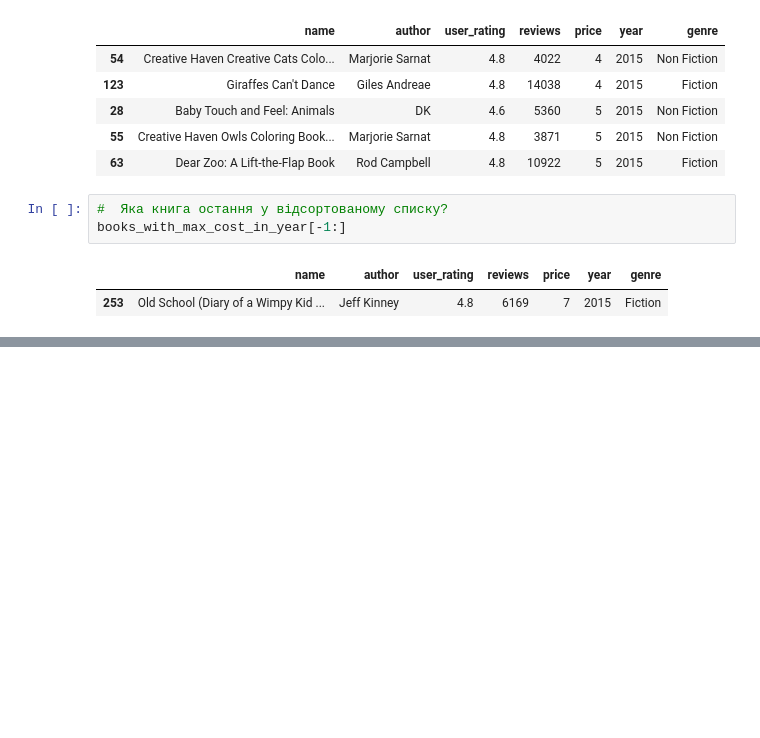
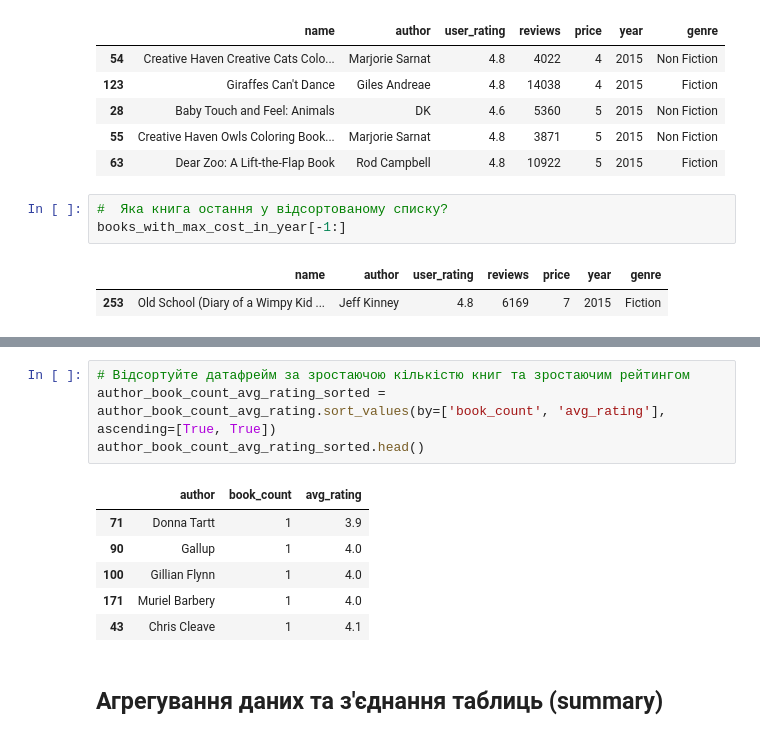
Before and after one commit to AlexanderSingaevsky/DataScience, a Jupyter notebook: Hw02/Hw2.3.ipynb, the cells around one changed output, grey strips where cells are left out. Saved outputs shown, nothing was run; the diff lists cells and outputs as text; blank space fills up the shorter version.

```diff
--- a/Hw02/Hw2.3.ipynb
+++ b/Hw02/Hw2.3.ipynb
@@ -181,0 +279,13 @@ print(f'Яка книга остання у відсортованому спи
+# %%
+# Відсортуйте датафрейм за зростаючою кількістю книг та зростаючим рейтингом
+author_book_count_avg_rating_sorted = author_book_count_avg_rating.sort_values(by=['book_count', 'avg_rating'], ascending=[True, True])
+author_book_count_avg_rating_sorted.head()
+# %% [output]
+|  | author | book_count | avg_rating |
+| 71 | Donna Tartt | 1 | 3.9 |
+| 90 | Gallup | 1 | 4.0 |
+| 100 | Gillian Flynn | 1 | 4.0 |
+| 171 | Muriel Barbery | 1 | 4.0 |
+| 43 | Chris Cleave | 1 | 4.1 |
+# %% [markdown]
+## Агрегування даних та з'єднання таблиць (summary)
```
Also changed, not shown: parts of 26 cells of this notebook, 2 other files.
